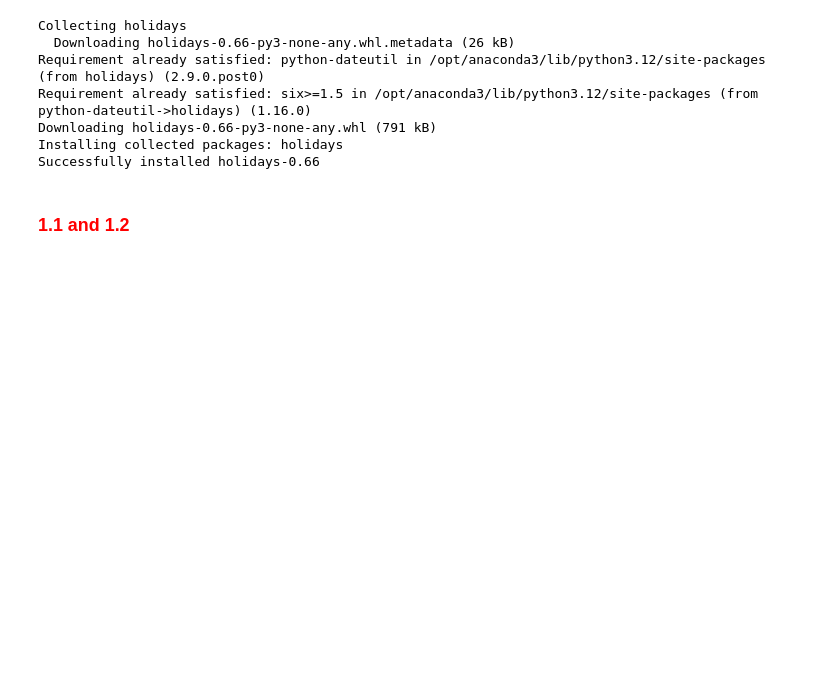
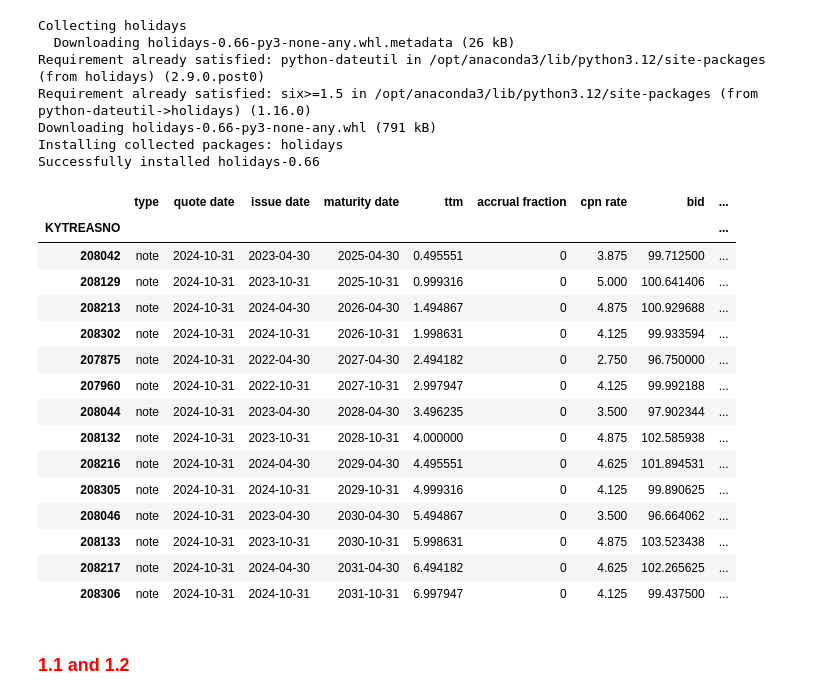
Before and after one commit to Anand-Nakhate/finm-fixedincome-2025, a Jupyter notebook: homework/Solution 1.ipynb, the cells around one changed output. Cells and saved outputs as stored; diff of their text form; code cells hidden in the pictures; blank space fills up the shorter version.

```diff
--- a/homework/Solution 1.ipynb
+++ b/homework/Solution 1.ipynb
@@ -87,9 +87,27 @@ Successfully installed holidays-0.66
 # %%
 DATE = '2024-10-31'
 SHEET = 'selected quotes'
 
 filepath = f'../data/treasury_quotes_{DATE}.xlsx'
 quotes = pd.read_excel(filepath, sheet_name=SHEET).set_index('KYTREASNO')
+quotes
+# %% [output]
+|  | type | quote date | issue date | maturity date | ttm | accrual fraction | cpn rate | bid | ... |
+| KYTREASNO |  |  |  |  |  |  |  |  | ... |
+| 208042 | note | 2024-10-31 | 2023-04-30 | 2025-04-30 | 0.495551 | 0 | 3.875 | 99.712500 | ... |
+| 208129 | note | 2024-10-31 | 2023-10-31 | 2025-10-31 | 0.999316 | 0 | 5.000 | 100.641406 | ... |
+| 208213 | note | 2024-10-31 | 2024-04-30 | 2026-04-30 | 1.494867 | 0 | 4.875 | 100.929688 | ... |
+| 208302 | note | 2024-10-31 | 2024-10-31 | 2026-10-31 | 1.998631 | 0 | 4.125 | 99.933594 | ... |
+| 207875 | note | 2024-10-31 | 2022-04-30 | 2027-04-30 | 2.494182 | 0 | 2.750 | 96.750000 | ... |
+| 207960 | note | 2024-10-31 | 2022-10-31 | 2027-10-31 | 2.997947 | 0 | 4.125 | 99.992188 | ... |
+| 208044 | note | 2024-10-31 | 2023-04-30 | 2028-04-30 | 3.496235 | 0 | 3.500 | 97.902344 | ... |
+| 208132 | note | 2024-10-31 | 2023-10-31 | 2028-10-31 | 4.000000 | 0 | 4.875 | 102.585938 | ... |
+| 208216 | note | 2024-10-31 | 2024-04-30 | 2029-04-30 | 4.495551 | 0 | 4.625 | 101.894531 | ... |
+| 208305 | note | 2024-10-31 | 2024-10-31 | 2029-10-31 | 4.999316 | 0 | 4.125 | 99.890625 | ... |
+| 208046 | note | 2024-10-31 | 2023-04-30 | 2030-04-30 | 5.494867 | 0 | 3.500 | 96.664062 | ... |
+| 208133 | note | 2024-10-31 | 2023-10-31 | 2030-10-31 | 5.998631 | 0 | 4.875 | 103.523438 | ... |
+| 208217 | note | 2024-10-31 | 2024-04-30 | 2031-04-30 | 6.494182 | 0 | 4.625 | 102.265625 | ... |
+| 208306 | note | 2024-10-31 | 2024-10-31 | 2031-10-31 | 6.997947 | 0 | 4.125 | 99.437500 | ... |
 # %% [markdown]
 ### <span style="color:red">1.1 and 1.2</span>
 # %%
```
Also changed, not shown: 12 other files.
